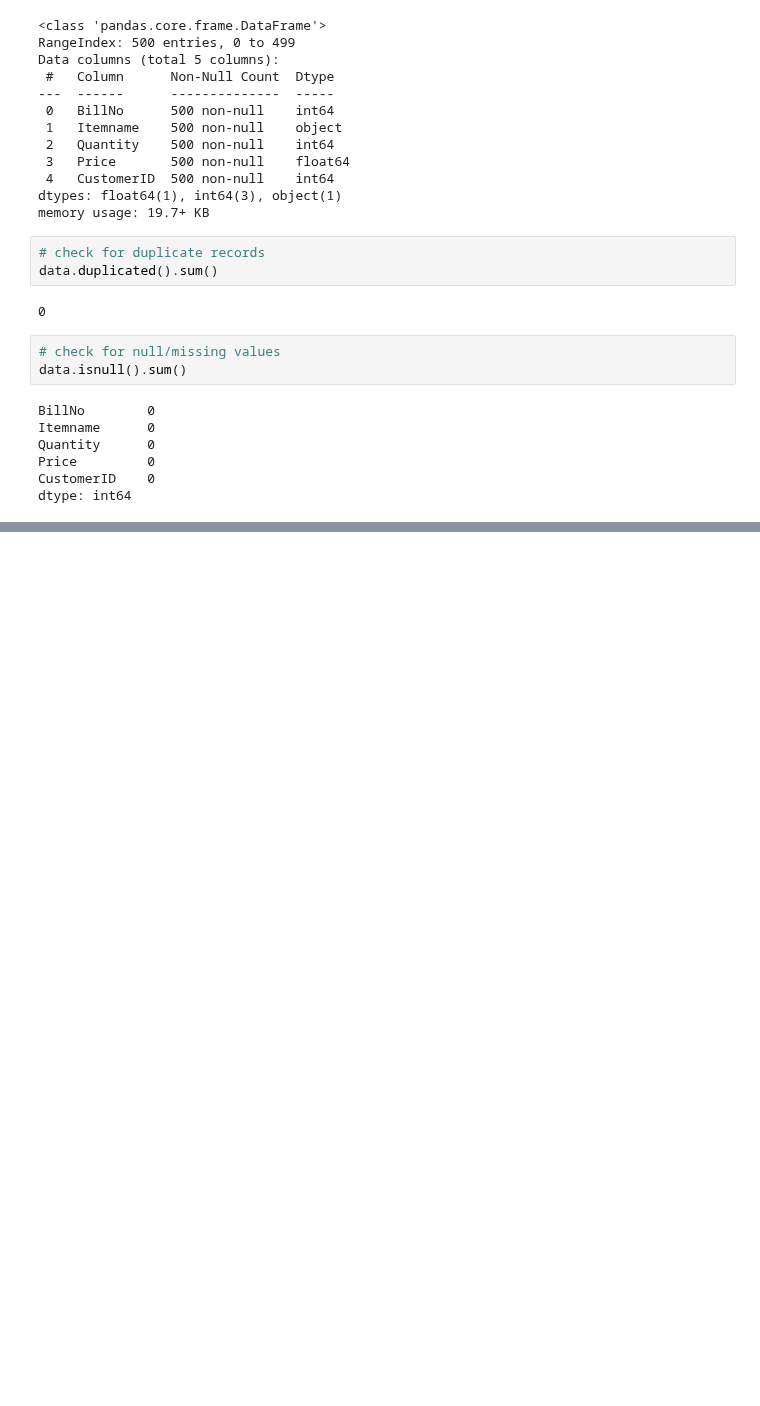
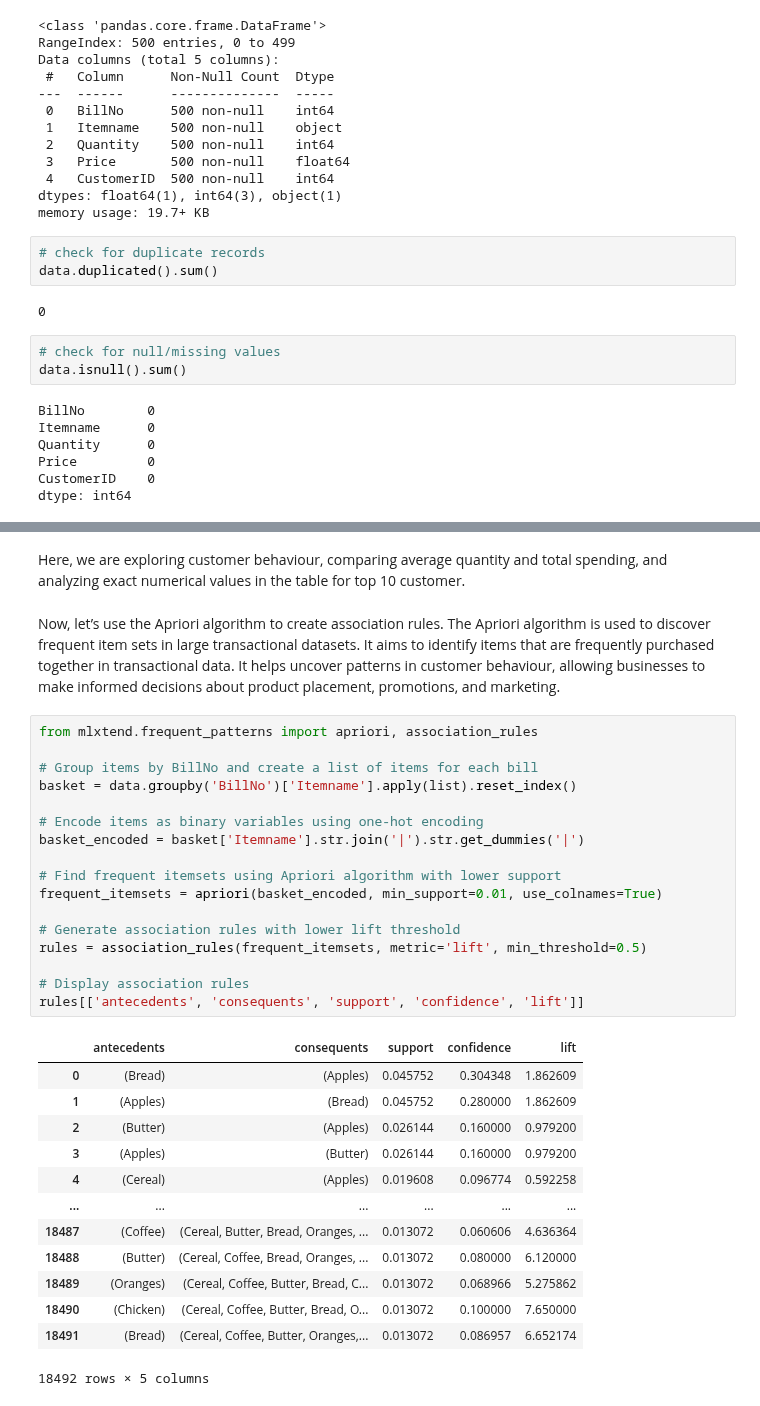
Before and after one commit to Akshay-Paunikar/Statistics_for_Data_Science, a Jupyter notebook: 20_Market_Basket_Analysis.ipynb, the cells around one changed output, grey strips where cells are left out. Saved outputs shown, nothing was run; the diff lists cells and outputs as text; blank space fills up the shorter version.

Commit message:
Market Basket Analysis Done

```diff
--- a/20_Market_Basket_Analysis.ipynb
+++ b/20_Market_Basket_Analysis.ipynb
@@ -82,0 +115,35 @@ dtype: int64
+# %% [markdown]
+Here, we are exploring customer behaviour, comparing average quantity and total spending, and analyzing exact numerical values in the table for top 10 customer.
+# %% [markdown]
+Now, let’s use the Apriori algorithm to create association rules. The Apriori algorithm is used to discover frequent item sets in large transactional datasets. It aims to identify items that are frequently purchased together in transactional data. It helps uncover patterns in customer behaviour, allowing businesses to make informed decisions about product placement, promotions, and marketing.
+# %%
+from mlxtend.frequent_patterns import apriori, association_rules
+
+# Group items by BillNo and create a list of items for each bill
+basket = data.groupby('BillNo')['Itemname'].apply(list).reset_index()
+
+# Encode items as binary variables using one-hot encoding
+basket_encoded = basket['Itemname'].str.join('|').str.get_dummies('|')
+
+# Find frequent itemsets using Apriori algorithm with lower support
+frequent_itemsets = apriori(basket_encoded, min_support=0.01, use_colnames=True)
+
+# Generate association rules with lower lift threshold
+rules = association_rules(frequent_itemsets, metric='lift', min_threshold=0.5)
+
+# Display association rules
+rules[['antecedents', 'consequents', 'support', 'confidence', 'lift']]
+# %% [output]
+|  | antecedents | consequents | support | confidence | lift |
+| 0 | (Bread) | (Apples) | 0.045752 | 0.304348 | 1.862609 |
+| 1 | (Apples) | (Bread) | 0.045752 | 0.280000 | 1.862609 |
+| 2 | (Butter) | (Apples) | 0.026144 | 0.160000 | 0.979200 |
+| 3 | (Apples) | (Butter) | 0.026144 | 0.160000 | 0.979200 |
+| 4 | (Cereal) | (Apples) | 0.019608 | 0.096774 | 0.592258 |
+| ... | ... | ... | ... | ... | ... |
+| 18487 | (Coffee) | (Cereal, Butter, Bread, Oranges, ... | 0.013072 | 0.060606 | 4.636364 |
+| 18488 | (Butter) | (Cereal, Coffee, Bread, Oranges, ... | 0.013072 | 0.080000 | 6.120000 |
+| 18489 | (Oranges) | (Cereal, Coffee, Butter, Bread, C... | 0.013072 | 0.068966 | 5.275862 |
+| 18490 | (Chicken) | (Cereal, Coffee, Butter, Bread, O... | 0.013072 | 0.100000 | 7.650000 |
+| 18491 | (Bread) | (Cereal, Coffee, Butter, Oranges,... | 0.013072 | 0.086957 | 6.652174 |
+18492 rows × 5 columns
```
Also changed, not shown: parts of 5 cells of this notebook, 1 other file.
